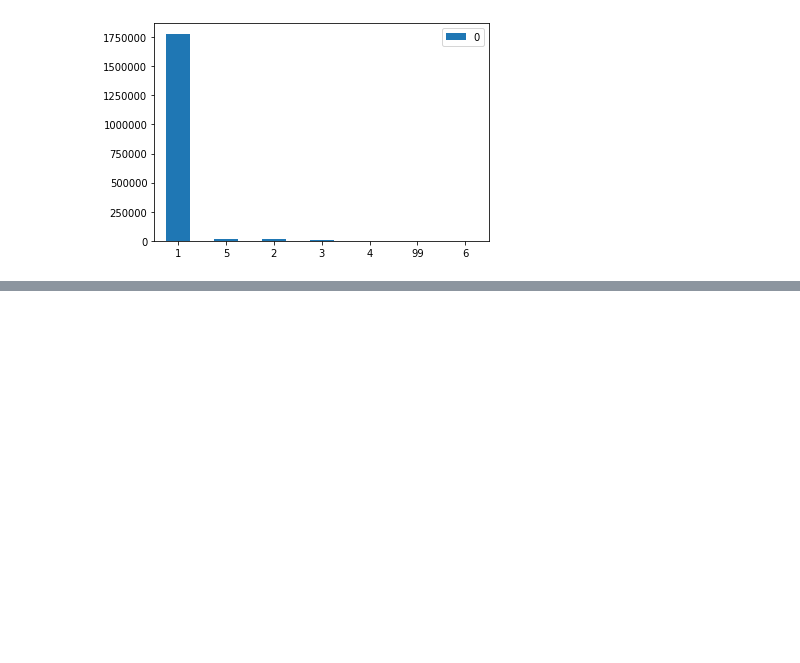
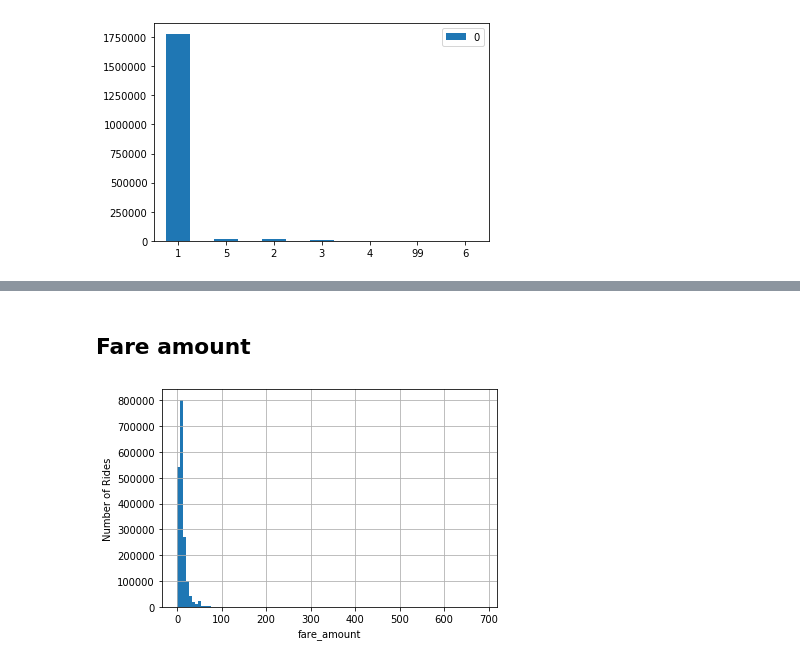
Before and after one commit to zach96guan/15-688_PDS_Project, a Jupyter notebook: data_analysis_zach.ipynb, the cells around one changed output, grey strips where cells are left out. Saved outputs shown, nothing was run; the diff lists cells and outputs as text; code cells hidden in the pictures; blank space fills up the shorter version.

```diff
--- a/data_analysis_zach.ipynb
+++ b/data_analysis_zach.ipynb
@@ -220,0 +245,11 @@ ax = df_rate_code.plot.bar(rot=0)
+# %% [markdown]
+## Fare amount
+# %%
+fare_amount = df['fare_amount']
+ax = fare_amount.hist(bins=100)
+# ax.set_yscale('log')
+ax.set_xlabel("fare_amount")
+ax.set_ylabel("Number of Rides")
+plt.show()
+# %% [output]
+[figure, added]
```
Also changed, not shown: parts of 5 cells of this notebook.
